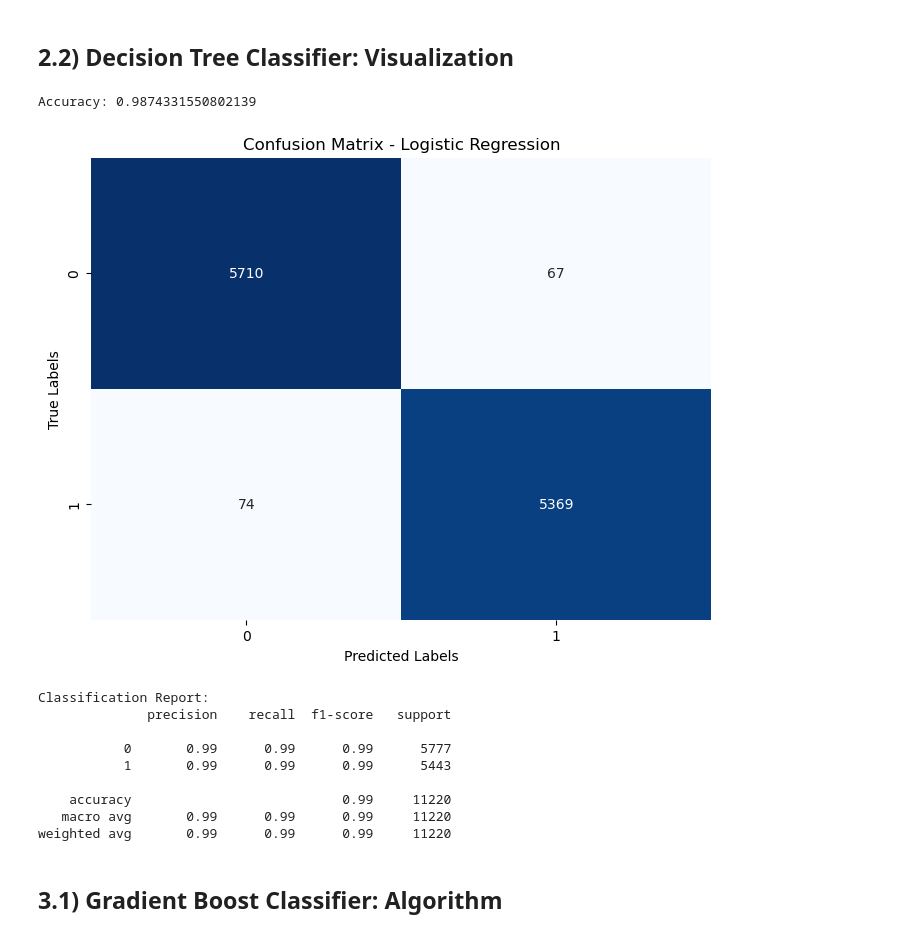
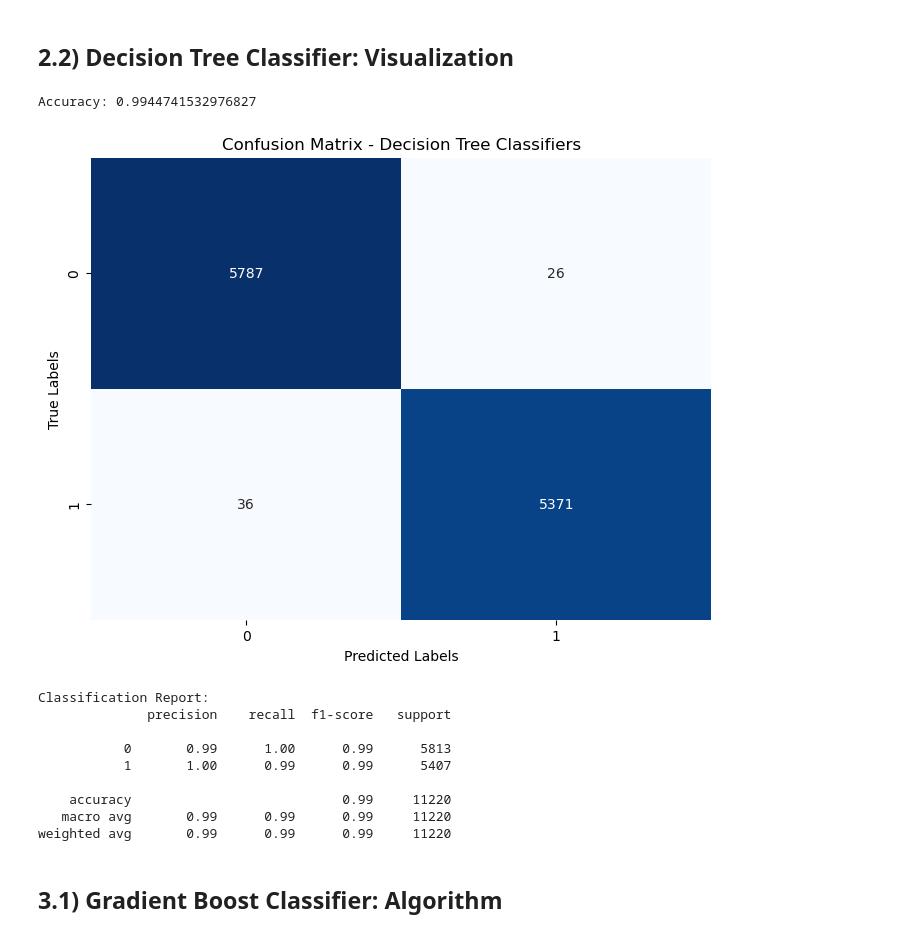
Before and after one commit to frdrckj/Fake-News-Detection, a Jupyter notebook: fake_news_detection.ipynb, the cells around one changed output. Drawn from its saved outputs; the diff is of its cells as text; code cells hidden in the pictures.

```diff
--- a/fake_news_detection.ipynb
+++ b/fake_news_detection.ipynb
@@ -408,38 +408,38 @@ weighted avg       0.99      0.99      0.99     11220
 # %%
 from sklearn.metrics import confusion_matrix, classification_report
 import seaborn as sns
 import matplotlib.pyplot as plt
 
 DT = DecisionTreeClassifier()
 DT.fit(xv_train, y_train)
 
 # Predictions
-pred_lr = LR.predict(xv_test)
+pred_dt = DT.predict(xv_test)
 
 # accuracy
-accuracy = LR.score(xv_test, y_test)
+accuracy = DT.score(xv_test, y_test)
 print("Accuracy:", accuracy)
 
 # confusion matrix
-cm = confusion_matrix(y_test, pred_lr)
+cm = confusion_matrix(y_test, pred_dt)
 
 plt.figure(figsize=(8, 6))
 sns.heatmap(cm, annot=True, fmt="d", cmap="Blues", cbar=False)
 plt.xlabel("Predicted Labels")
 plt.ylabel("True Labels")
-plt.title("Confusion Matrix - Logistic Regression")
+plt.title("Confusion Matrix - Decision Tree Classifiers")
 plt.show()
 
 print("\nClassification Report:")
-print(classification_report(y_test, pred_lr))
+print(classification_report(y_test, pred_dt))
 # %% [output]
-Accuracy: 0.9874331550802139
+Accuracy: 0.9944741532976827
-[figure, old version]
+[figure, new version]
 Classification Report:
               precision    recall  f1-score   support
 
-           0       0.99      0.99      0.99      5777
-           1       0.99      0.99      0.99      5443
+           0       0.99      1.00      0.99      5813
+           1       1.00      0.99      0.99      5407
 
     accuracy                           0.99     11220
    macro avg       0.99      0.99      0.99     11220
```
Also changed, not shown: parts of 13 cells of this notebook.
